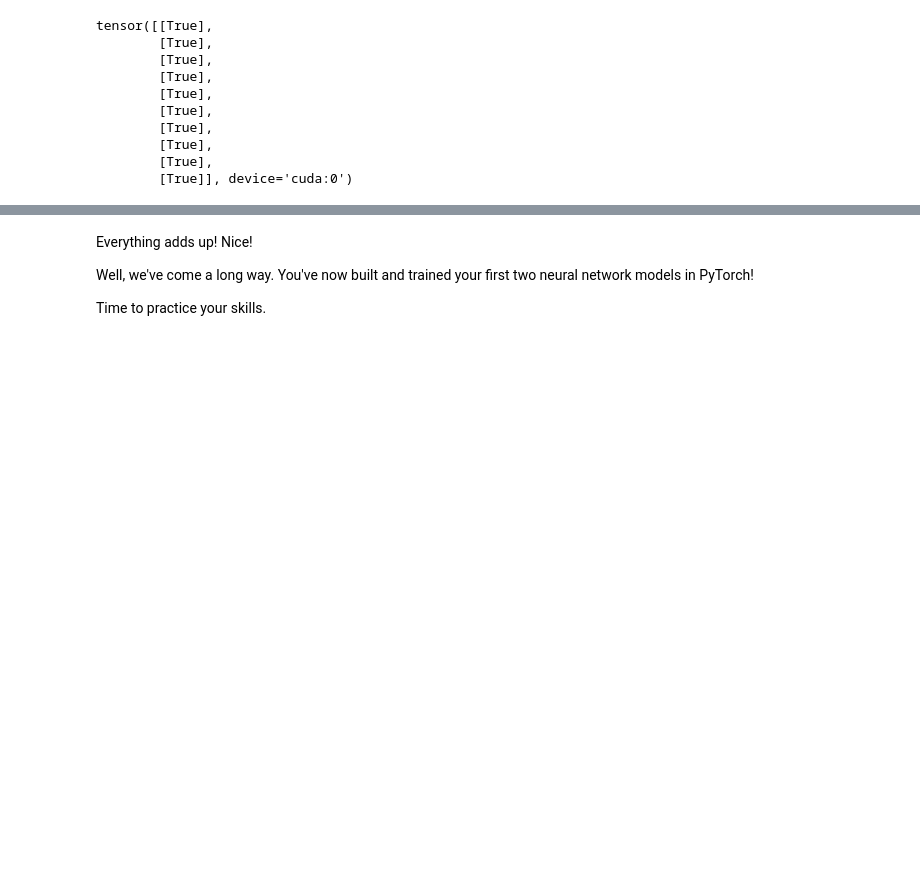
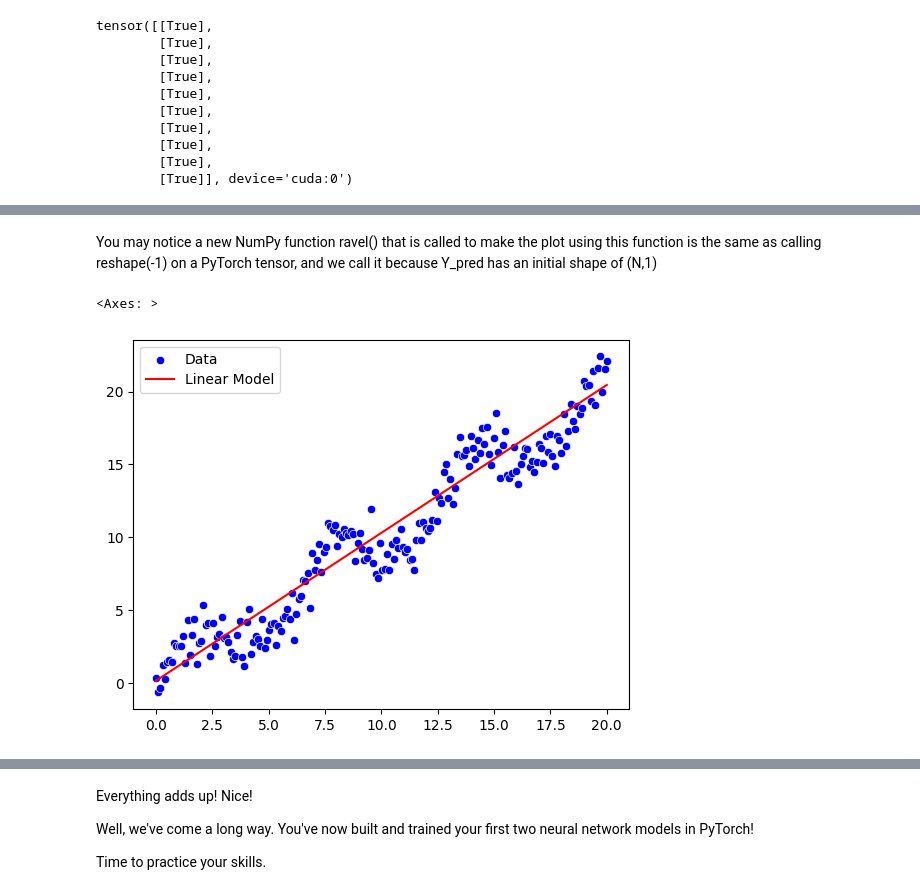
Before and after one commit to Amr-Abdellatif/learn-deep-learning-using-pytorch, a Jupyter notebook: curriculum/01_starting_pytorch_workflow.ipynb, the cells around one changed output, grey strips where cells are left out. Saved outputs shown, nothing was run; the diff lists cells and outputs as text; code cells hidden in the pictures; blank space fills up the shorter version.

```diff
--- a/curriculum/01_starting_pytorch_workflow.ipynb
+++ b/curriculum/01_starting_pytorch_workflow.ipynb
@@ -1178,0 +1244,6 @@ tensor([[True],
+# %%
+# loss function
+loss_func = nn.MSELoss()
+# %%
+# optimizer
+optimizer = torch.optim.SGD(params=model_2.parameters(),lr=0.001)
@@ -1178,0 +1283,20 @@ tensor([[True],
+# %%
+device = torch.device("cuda")
+train_simple_network(model_2, loss_func, training_loader, device=device)
+# %%
+# lets try the model
+# remeber the model is on GPU .. lets move it to cpu
+model_2.to('cpu')
+model_2.eval()
+with torch.inference_mode():
+    y_pred_m2 = model_2(torch.tensor(X,dtype=torch.float32).reshape(-1, 1)).cpu().numpy()
+# %% [markdown]
+You may notice a new NumPy function ravel() that is called to make the plot
+using this function is the same as calling reshape(-1) on a PyTorch tensor, and we call it
+because Y_pred has an initial shape of (N,1)
+# %%
+sns.scatterplot(x=X, y=y, color='blue', label='Data')
+sns.lineplot(x=X, y=y_pred_m2.ravel(), color='red', label='Linear Model')
+# %% [output]
+<Axes: >
+[figure, added]
```
Also changed, not shown: parts of 19 cells of this notebook, 4 other files.
